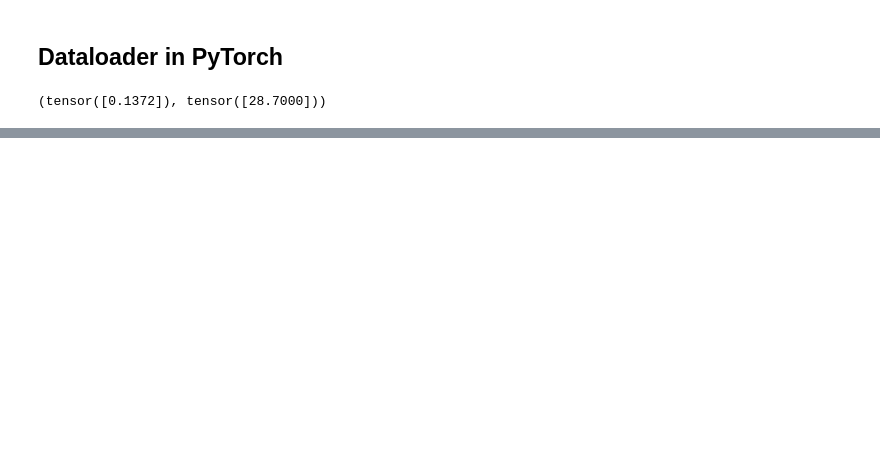
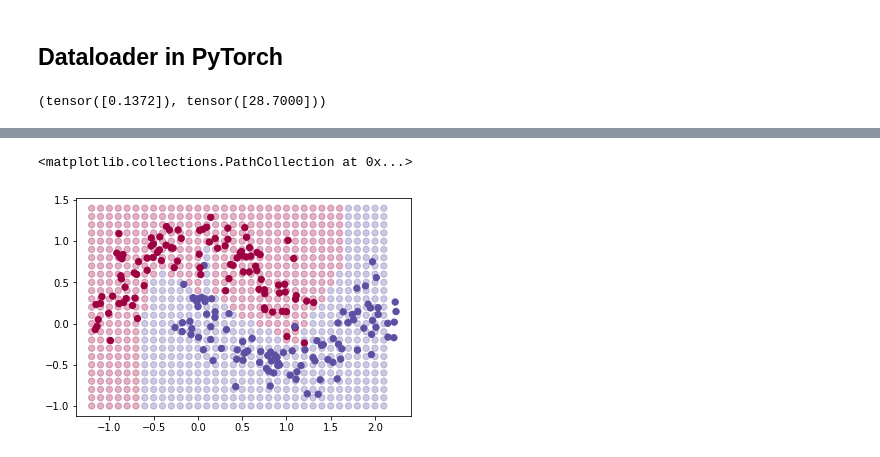
Before and after one commit to anton-selitskiy/NN_Tutorial, a Jupyter notebook: Tutorial1.ipynb, the cells around one changed output, grey strips where cells are left out. Saved outputs shown, nothing was run; the diff lists cells and outputs as text; code cells hidden in the pictures; blank space fills up the shorter version.

```diff
--- a/Tutorial1.ipynb
+++ b/Tutorial1.ipynb
@@ -386,0 +455,2 @@ plt.scatter(X[0, :], X[1,:], c=Y, s=40, cmap=plt.cm.Spectral);
+# %%
+model2D = My2DNN(2,50,2)
@@ -386,0 +507,18 @@ plt.scatter(X[0, :], X[1,:], c=Y, s=40, cmap=plt.cm.Spectral);
+# %%
+Xp = np.arange(-1.2,2.2,0.1)
+Yp = np.arange(-1,1.5,0.1)
+x2 = np.zeros((2,len(Xp)*len(Yp)))
+for i in range(len(Xp)):
+    for j in range(len(Yp)):
+        x2[:,i*len(Yp)+j] = np.array([Xp[i], Yp[j]])
+# %%
+with torch.no_grad():
+  out = model2D(torch.tensor(x2, dtype=torch.float).T)
+# %%
+z=out.argmax(dim=1)
+# %%
+plt.scatter(x2[0, :], x2[1,:], c=z, s=40, alpha = 0.3, cmap=plt.cm.Spectral)
+plt.scatter(X[0, :], X[1,:], c=Y, s=40, cmap=plt.cm.Spectral)
+# %% [output]
+<matplotlib.collections.PathCollection at 0x...>
+[figure, added]
```
Also changed, not shown: parts of 31 cells of this notebook.
